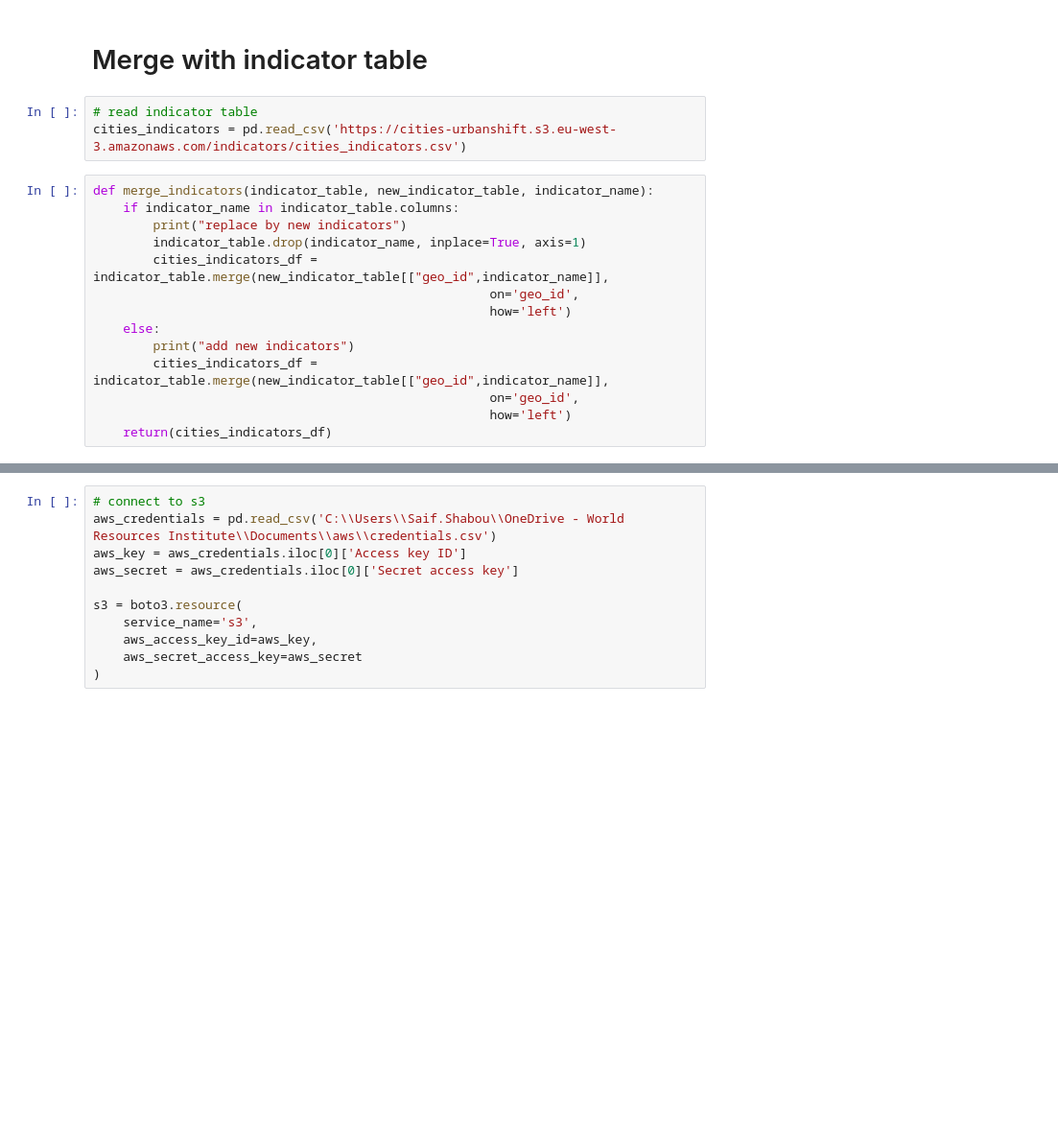
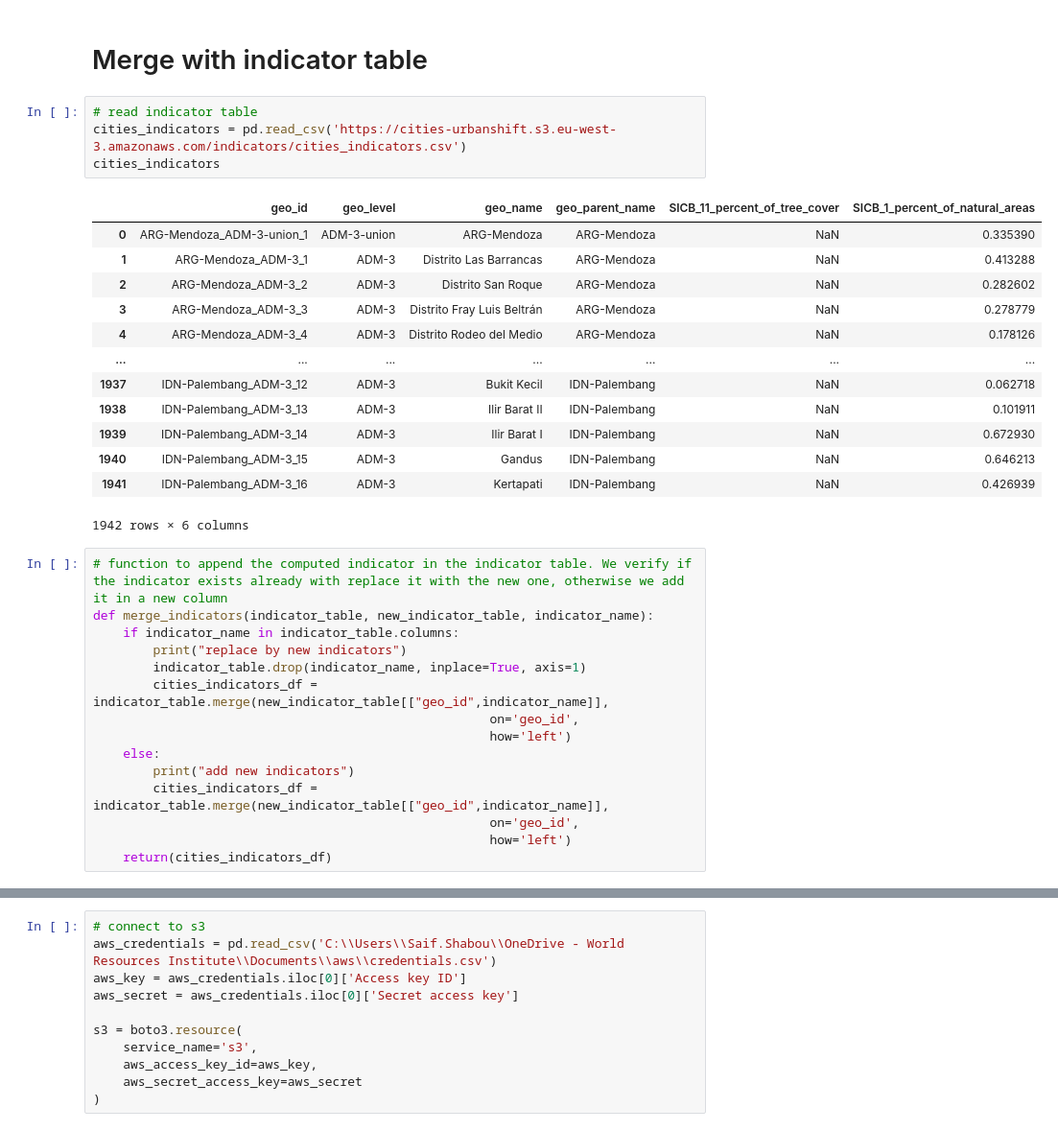
Before and after one commit to wri/cities-urbanshift, a Jupyter notebook: baseline-indicators/biodiversity/notebooks/compute-indicator-SICB-11.ipynb, the cells around one changed output, grey strips where cells are left out. Shown: that part at 96% size. Saved outputs shown, nothing was run; the diff lists cells and outputs as text; blank space fills up the shorter version.

```diff
--- a/baseline-indicators/biodiversity/notebooks/compute-indicator-SICB-11.ipynb
+++ b/baseline-indicators/biodiversity/notebooks/compute-indicator-SICB-11.ipynb
@@ -154,7 +159,23 @@ cities_indicators_sicb_11.head()
 # %%
 # read indicator table
 cities_indicators = pd.read_csv('https://cities-urbanshift.s3.eu-west-3.amazonaws.com/indicators/cities_indicators.csv')
+cities_indicators
+# %% [output]
+|  | geo_id | geo_level | geo_name | geo_parent_name | SICB_11_percent_of_tree_cover | SICB_1_percent_of_natural_areas |
+| 0 | ARG-Mendoza_ADM-3-union_1 | ADM-3-union | ARG-Mendoza | ARG-Mendoza | NaN | 0.335390 |
+| 1 | ARG-Mendoza_ADM-3_1 | ADM-3 | Distrito Las Barrancas | ARG-Mendoza | NaN | 0.413288 |
+| 2 | ARG-Mendoza_ADM-3_2 | ADM-3 | Distrito San Roque | ARG-Mendoza | NaN | 0.282602 |
+| 3 | ARG-Mendoza_ADM-3_3 | ADM-3 | Distrito Fray Luis Beltrán | ARG-Mendoza | NaN | 0.278779 |
+| 4 | ARG-Mendoza_ADM-3_4 | ADM-3 | Distrito Rodeo del Medio | ARG-Mendoza | NaN | 0.178126 |
+| ... | ... | ... | ... | ... | ... | ... |
+| 1937 | IDN-Palembang_ADM-3_12 | ADM-3 | Bukit Kecil | IDN-Palembang | NaN | 0.062718 |
+| 1938 | IDN-Palembang_ADM-3_13 | ADM-3 | Ilir Barat II | IDN-Palembang | NaN | 0.101911 |
+| 1939 | IDN-Palembang_ADM-3_14 | ADM-3 | Ilir Barat I | IDN-Palembang | NaN | 0.672930 |
+| 1940 | IDN-Palembang_ADM-3_15 | ADM-3 | Gandus | IDN-Palembang | NaN | 0.646213 |
+| 1941 | IDN-Palembang_ADM-3_16 | ADM-3 | Kertapati | IDN-Palembang | NaN | 0.426939 |
+1942 rows × 6 columns
 # %%
+# function to append the computed indicator in the indicator table. We verify if the indicator exists already with replace it with the new one, otherwise we add it in a new column
 def merge_indicators(indicator_table, new_indicator_table, indicator_name):
     if indicator_name in indicator_table.columns:
         print("replace by new indicators")
```
Also changed, not shown: parts of 9 cells of this notebook, 44 other files.
